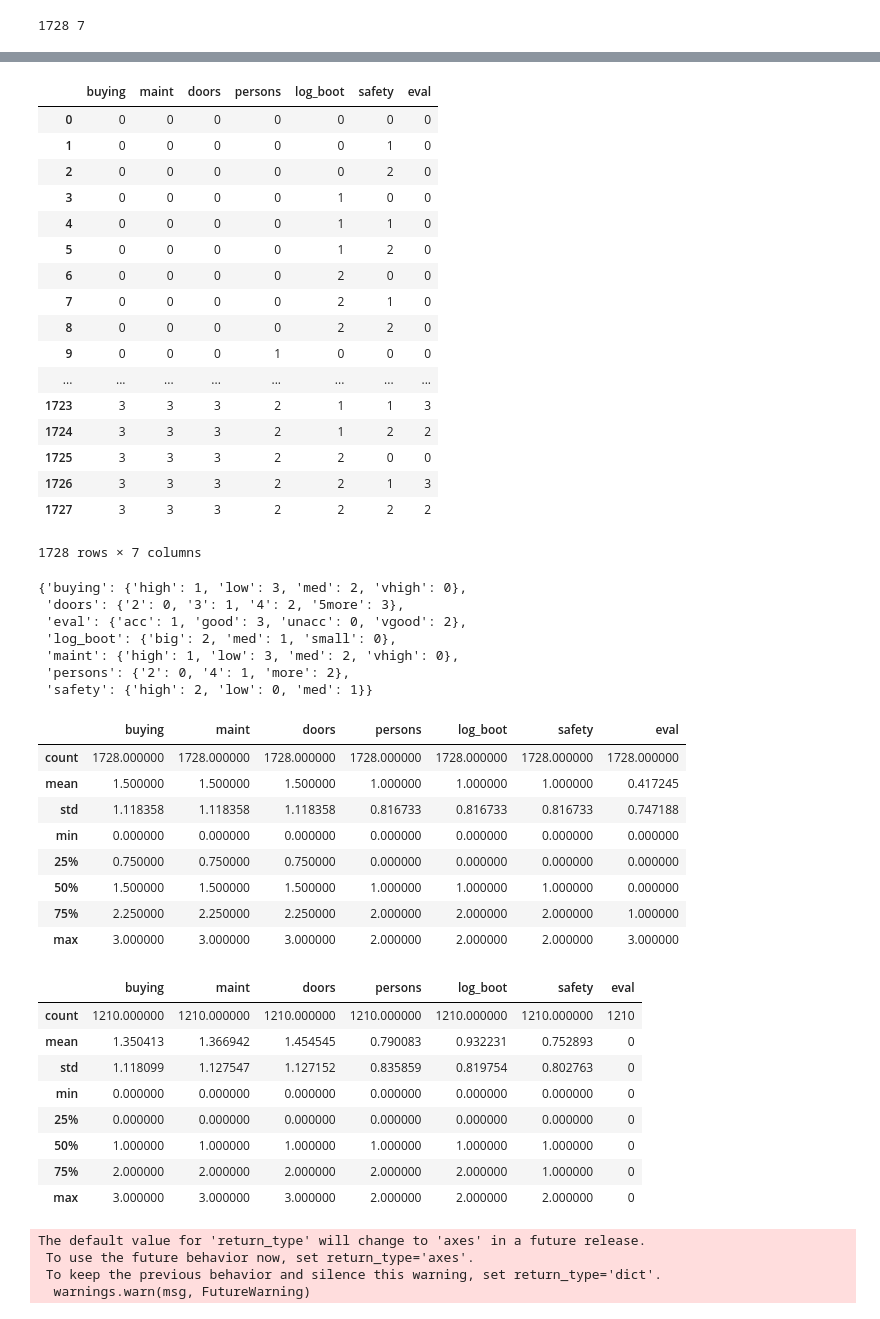
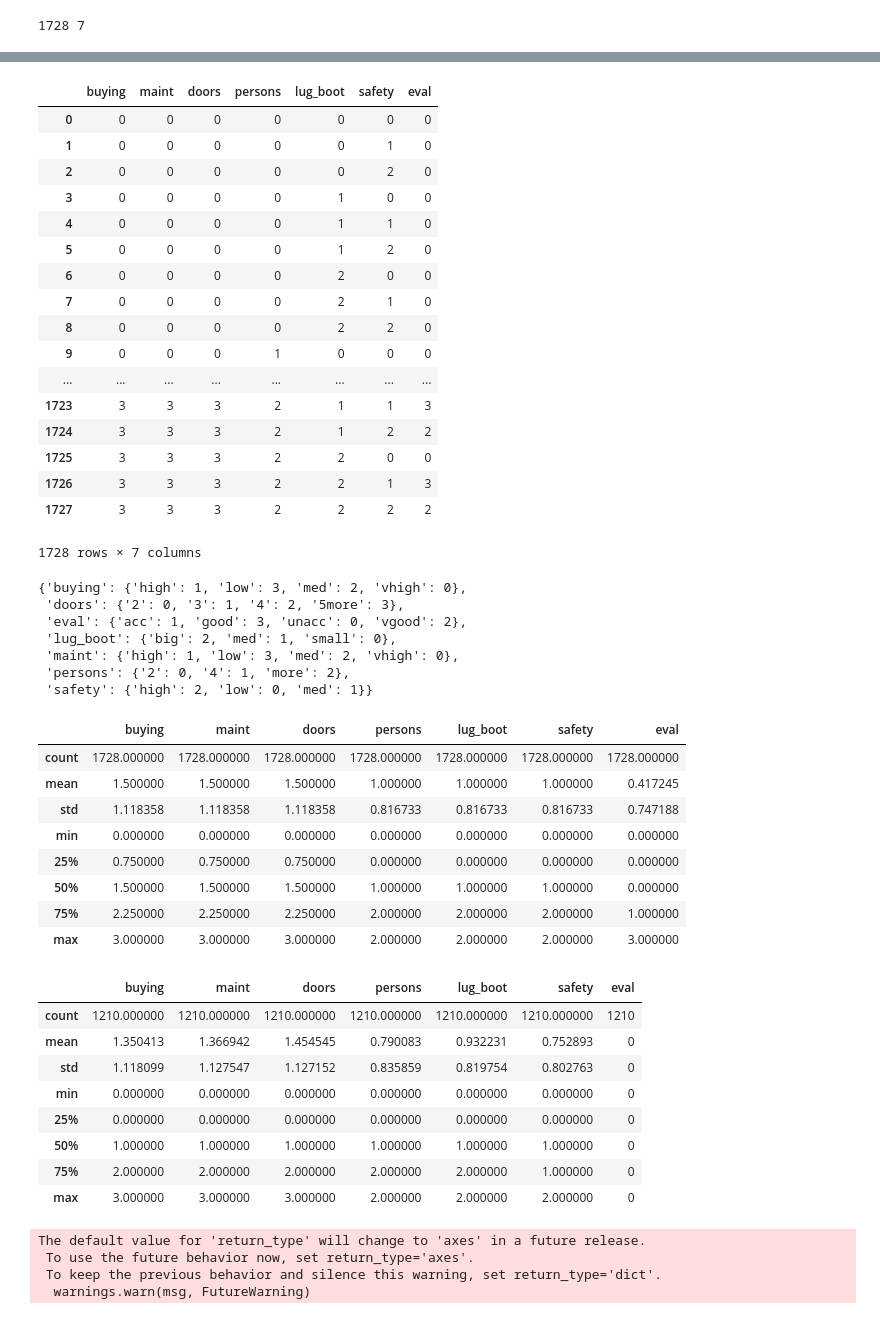
Before and after one commit to SByeol/data_science, a Jupyter notebook: HW2_Car_Evaluation.ipynb, the cells around one changed output, grey strips where cells are left out. Cells and saved outputs as stored; diff of their text form; code cells hidden in the pictures.

```diff
--- a/HW2_Car_Evaluation.ipynb
+++ b/HW2_Car_Evaluation.ipynb
@@ -49,17 +49,17 @@ df.describe()
 # %%
 # [Mission 1] 모든 속성들을 수치형 데이터로 변환
 
 map_dic = {}
-for i in feature_names:
+for i in all_names:
     unique_array = df[i].unique()
     N = len(unique_array)
     map_dic[i] = {}
     for j in range(N):
         map_dic[i][unique_array[j]] = j
     df[i] = df[i].map(map_dic[i])
 df
 # %% [output]
-|  | buying | maint | doors | persons | log_boot | safety | eval |
+|  | buying | maint | doors | persons | lug_boot | safety | eval |
 | 0 | 0 | 0 | 0 | 0 | 0 | 0 | 0 |
 | 1 | 0 | 0 | 0 | 0 | 0 | 1 | 0 |
 | 2 | 0 | 0 | 0 | 0 | 0 | 2 | 0 |
@@ -83,14 +83,14 @@ map_dic
 {'buying': {'high': 1, 'low': 3, 'med': 2, 'vhigh': 0},
  'doors': {'2': 0, '3': 1, '4': 2, '5more': 3},
  'eval': {'acc': 1, 'good': 3, 'unacc': 0, 'vgood': 2},
- 'log_boot': {'big': 2, 'med': 1, 'small': 0},
+ 'lug_boot': {'big': 2, 'med': 1, 'small': 0},
  'maint': {'high': 1, 'low': 3, 'med': 2, 'vhigh': 0},
  'persons': {'2': 0, '4': 1, 'more': 2},
  'safety': {'high': 2, 'low': 0, 'med': 1}}
 # %%
 df.describe()
 # %% [output]
-|  | buying | maint | doors | persons | log_boot | safety | eval |
+|  | buying | maint | doors | persons | lug_boot | safety | eval |
 | count | 1728.000000 | 1728.000000 | 1728.000000 | 1728.000000 | 1728.000000 | 1728.000000 | 1728.000000 |
 | mean | 1.500000 | 1.500000 | 1.500000 | 1.000000 | 1.000000 | 1.000000 | 0.417245 |
 | std | 1.118358 | 1.118358 | 1.118358 | 0.816733 | 0.816733 | 0.816733 | 0.747188 |
@@ -109,7 +109,7 @@ df_vgood = df[df['eval'] == 2]
 # %%
 df_uacc.describe()
 # %% [output]
-|  | buying | maint | doors | persons | log_boot | safety | eval |
+|  | buying | maint | doors | persons | lug_boot | safety | eval |
 | count | 1210.000000 | 1210.000000 | 1210.000000 | 1210.000000 | 1210.000000 | 1210.000000 | 1210 |
 | mean | 1.350413 | 1.366942 | 1.454545 | 0.790083 | 0.932231 | 0.752893 | 0 |
 | std | 1.118099 | 1.127547 | 1.127152 | 0.835859 | 0.819754 | 0.802763 | 0 |
```
Also changed, not shown: parts of 39 cells of this notebook, 3 other files.
